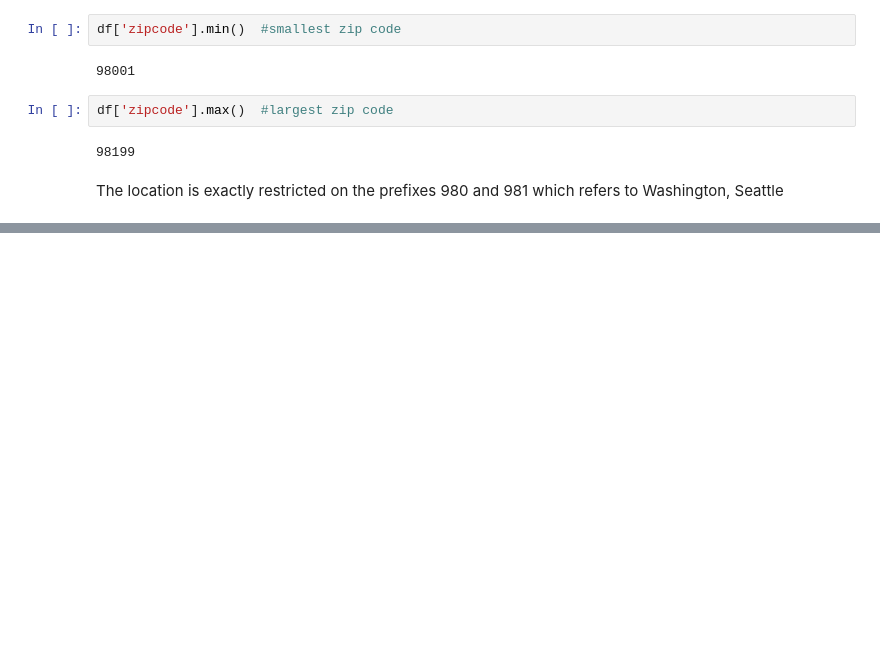
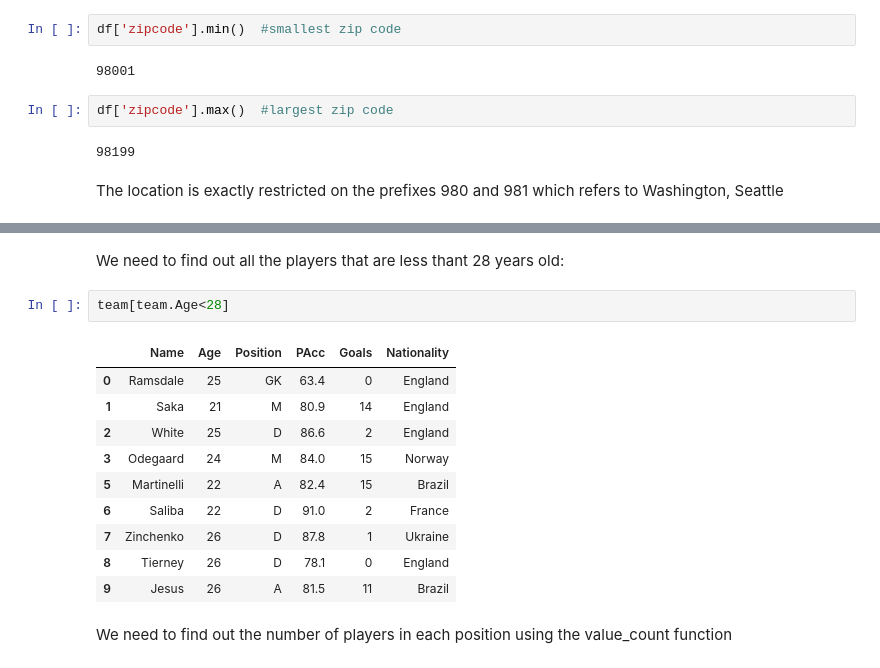
Before and after one commit to georges-saade/pandas_assignment_1, a Jupyter notebook: main.ipynb, the cells around one changed output, grey strips where cells are left out. Drawn from its saved outputs; the diff is of its cells as text; blank space fills up the shorter version.

```diff
--- a/main.ipynb
+++ b/main.ipynb
@@ -219,0 +320,17 @@ The location is exactly restricted on the prefixes 980 and 981 which refers to W
+# %% [markdown]
+We need to find out all the players that are less thant 28 years old:
+# %%
+team[team.Age<28]
+# %% [output]
+|  | Name | Age | Position | PAcc | Goals | Nationality |
+| 0 | Ramsdale | 25 | GK | 63.4 | 0 | England |
+| 1 | Saka | 21 | M | 80.9 | 14 | England |
+| 2 | White | 25 | D | 86.6 | 2 | England |
+| 3 | Odegaard | 24 | M | 84.0 | 15 | Norway |
+| 5 | Martinelli | 22 | A | 82.4 | 15 | Brazil |
+| 6 | Saliba | 22 | D | 91.0 | 2 | France |
+| 7 | Zinchenko | 26 | D | 87.8 | 1 | Ukraine |
+| 8 | Tierney | 26 | D | 78.1 | 0 | England |
+| 9 | Jesus | 26 | A | 81.5 | 11 | Brazil |
+# %% [markdown]
+We need to find out the number of players in each position using the value_count function
```
Also changed, not shown: parts of 32 cells of this notebook, 1 other file.
